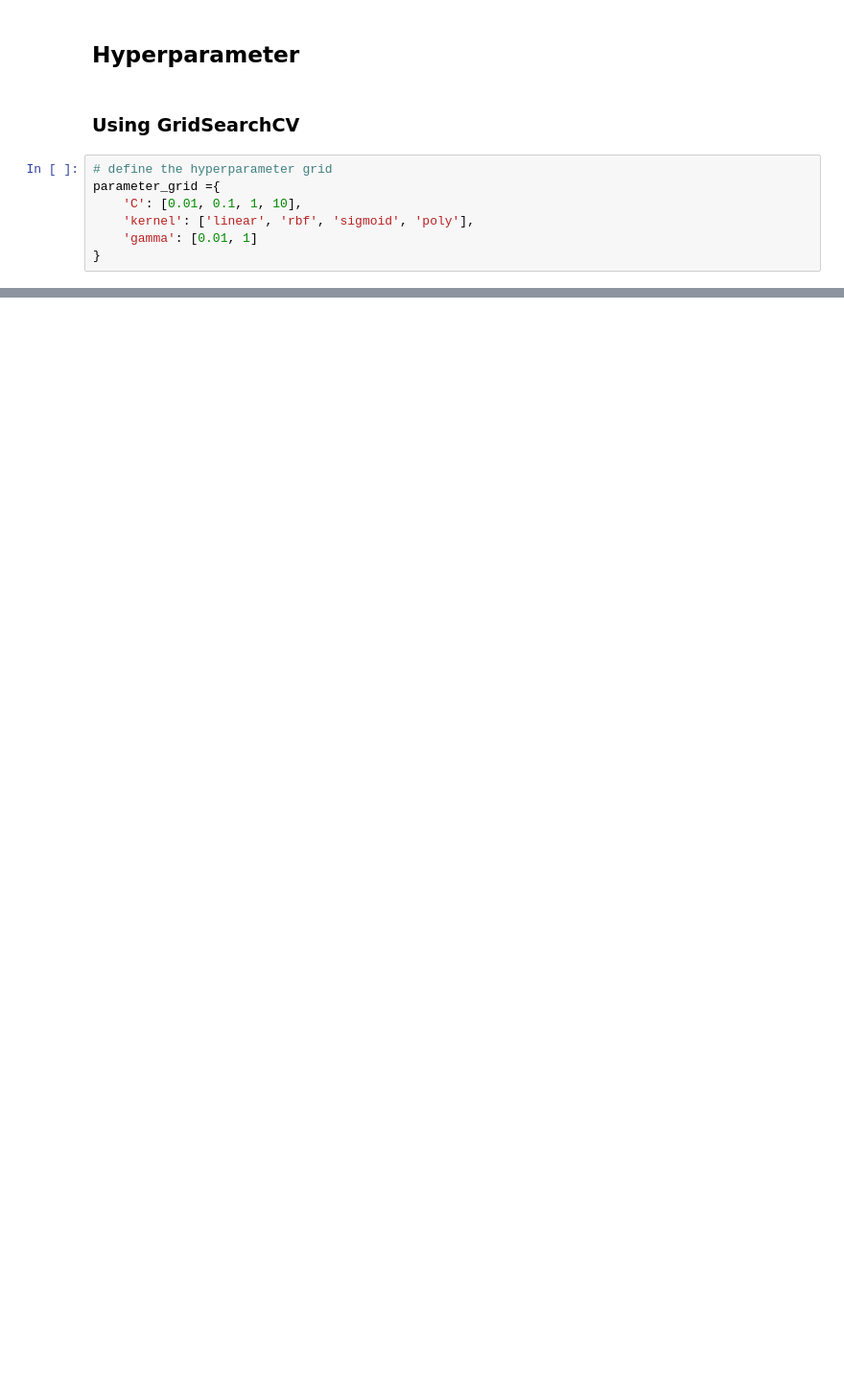
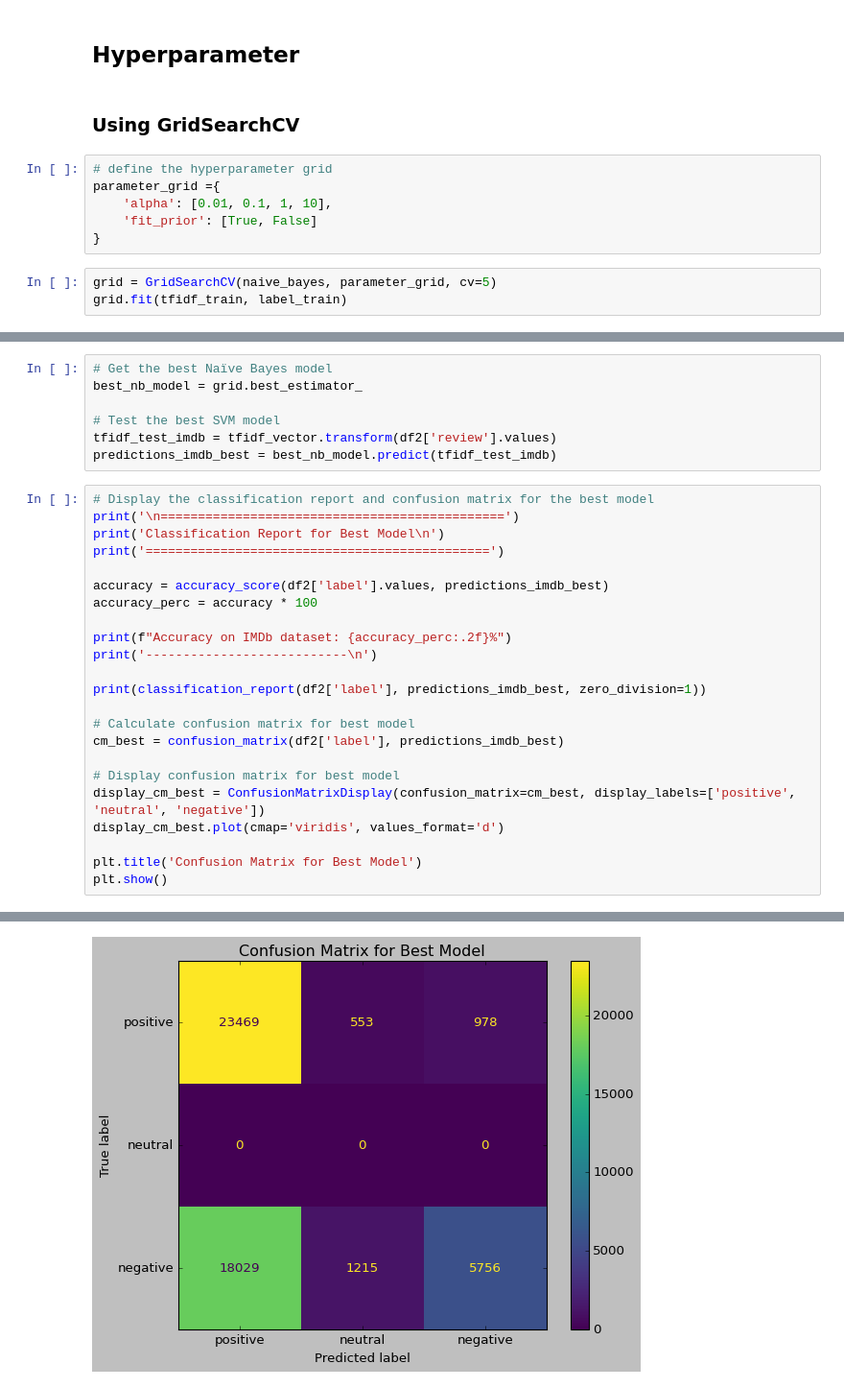
Before and after one commit to OziomaEunice/Sentiment_GPT, a Jupyter notebook: NaïveBayes_SentimentAnalysis.ipynb, the cells around one changed output, grey strips where cells are left out. Shown at 96% size. Cells and saved outputs as stored; diff of their text form; blank space fills up the shorter version.

```diff
--- a/NaïveBayes_SentimentAnalysis.ipynb
+++ b/NaïveBayes_SentimentAnalysis.ipynb
@@ -282,7 +510,9 @@ for index, row in misclassifications.head(20).iterrows():
 # %%
 # define the hyperparameter grid
 parameter_grid ={
-    'C': [0.01, 0.1, 1, 10],
-    'kernel': ['linear', 'rbf', 'sigmoid', 'poly'],
-    'gamma': [0.01, 1]
+    'alpha': [0.01, 0.1, 1, 10],
+    'fit_prior': [True, False]
 }
+# %%
+grid = GridSearchCV(naive_bayes, parameter_grid, cv=5)
+grid.fit(tfidf_train, label_train)
@@ -288,0 +528,31 @@ parameter_grid ={
+# %%
+# Get the best Naïve Bayes model
+best_nb_model = grid.best_estimator_
+
+# Test the best SVM model
+tfidf_test_imdb = tfidf_vector.transform(df2['review'].values)
+predictions_imdb_best = best_nb_model.predict(tfidf_test_imdb)
+# %%
+# Display the classification report and confusion matrix for the best model
+print('\n==============================================')
+print('Classification Report for Best Model\n')
+print('==============================================')
+
+accuracy = accuracy_score(df2['label'].values, predictions_imdb_best)
+accuracy_perc = accuracy * 100
+
+print(f"Accuracy on IMDb dataset: {accuracy_perc:.2f}%")
+print('---------------------------\n')
+
+print(classification_report(df2['label'], predictions_imdb_best, zero_division=1))
+
+# Calculate confusion matrix for best model
+cm_best = confusion_matrix(df2['label'], predictions_imdb_best)
+
+# Display confusion matrix for best model
+display_cm_best = ConfusionMatrixDisplay(confusion_matrix=cm_best, display_labels=['positive', 'neutral', 'negative'])
+display_cm_best.plot(cmap='viridis', values_format='d')
+
+plt.title('Confusion Matrix for Best Model')
+plt.show()
+# %% [output]
@@ -288,0 +575 @@ parameter_grid ={
+[figure, added]
```
Also changed, not shown: parts of 32 cells of this notebook.
